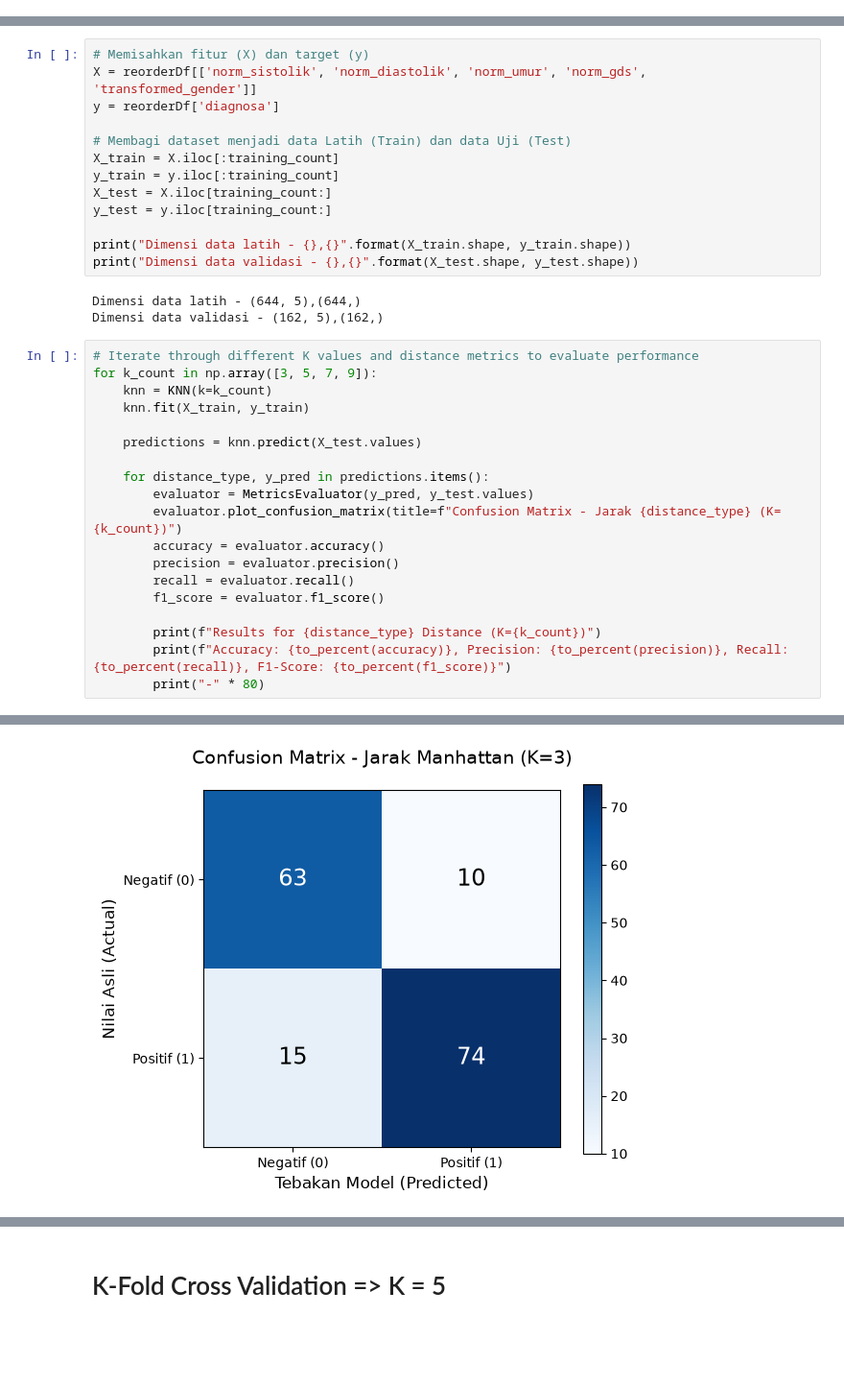
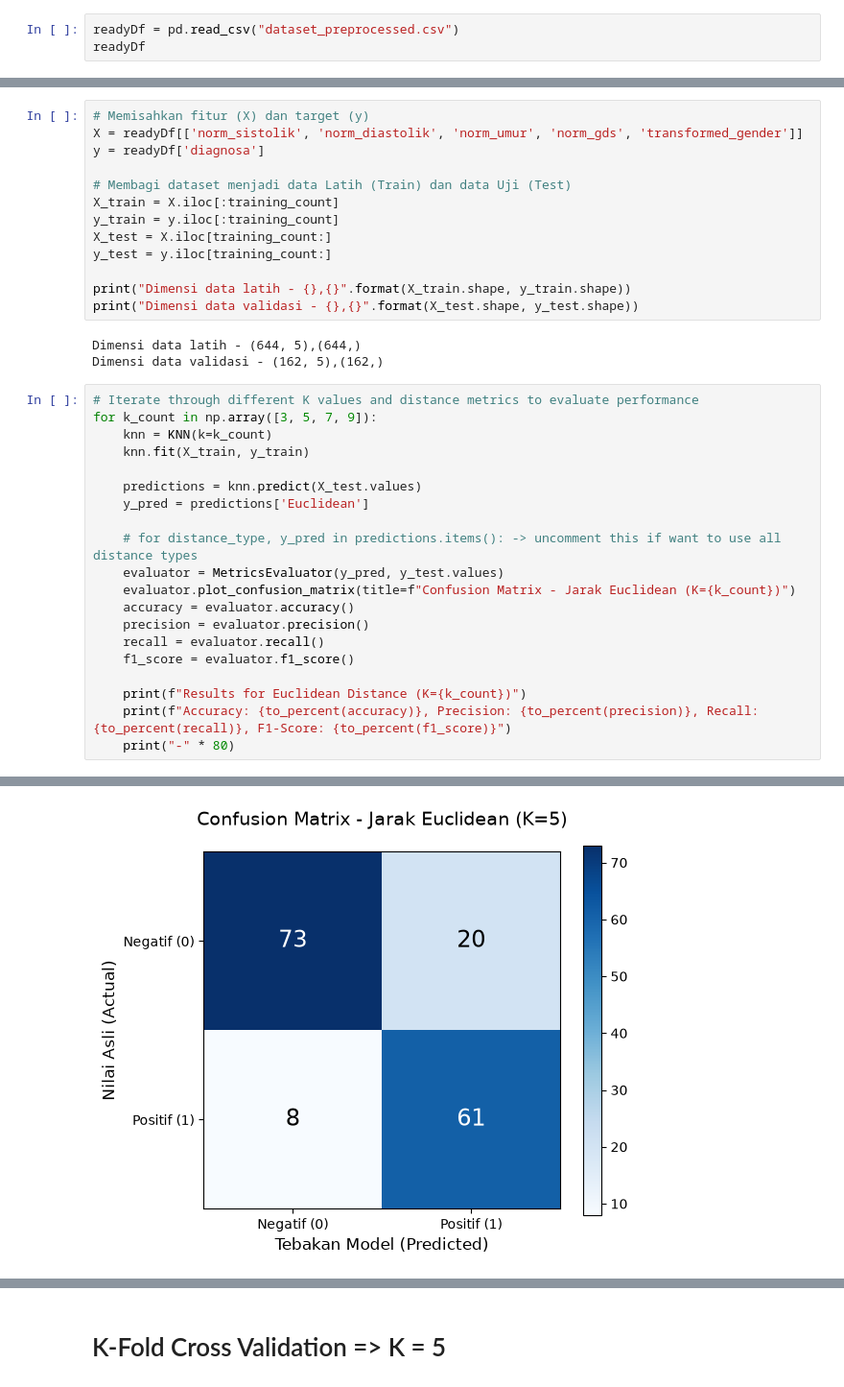
Before and after one commit to FajarRAP/januar-thesis-data-processing, a Jupyter notebook: app.ipynb, the cells around one changed output, grey strips where cells are left out. Shown at 96% size. Saved outputs shown, nothing was run; the diff lists cells and outputs as text; blank space fills up the shorter version.

```diff
--- a/app.ipynb
+++ b/app.ipynb
@@ -268,3 +274,6 @@ training_count = int(df.shape[0] * 0.8)
 print(f"Jumlah data training: {training_count}")
 # %% [output]
 Jumlah data training: 644
+# %%
+readyDf = pd.read_csv("dataset_preprocessed.csv")
+readyDf
@@ -271,7 +294,7 @@ Jumlah data training: 644
 # %%
 # Memisahkan fitur (X) dan target (y)
-X = reorderDf[['norm_sistolik', 'norm_diastolik', 'norm_umur', 'norm_gds', 'transformed_gender']]
-y = reorderDf['diagnosa']
+X = readyDf[['norm_sistolik', 'norm_diastolik', 'norm_umur', 'norm_gds', 'transformed_gender']]
+y = readyDf['diagnosa']
 
 # Membagi dataset menjadi data Latih (Train) dan data Uji (Test)
 X_train = X.iloc[:training_count]
@@ -291,17 +314,18 @@ for k_count in np.array([3, 5, 7, 9]):
     knn.fit(X_train, y_train)
 
     predictions = knn.predict(X_test.values)
+    y_pred = predictions['Euclidean']
 
-    for distance_type, y_pred in predictions.items():
-        evaluator = MetricsEvaluator(y_pred, y_test.values)
-        evaluator.plot_confusion_matrix(title=f"Confusion Matrix - Jarak {distance_type} (K={k_count})")
-        accuracy = evaluator.accuracy()
-        precision = evaluator.precision()
-        recall = evaluator.recall()
-        f1_score = evaluator.f1_score()
+    # for distance_type, y_pred in predictions.items(): -> uncomment this if want to use all distance types
+    evaluator = MetricsEvaluator(y_pred, y_test.values)
+    evaluator.plot_confusion_matrix(title=f"Confusion Matrix - Jarak Euclidean (K={k_count})")
+    accuracy = evaluator.accuracy()
+    precision = evaluator.precision()
+    recall = evaluator.recall()
+    f1_score = evaluator.f1_score()
 
-        print(f"Results for {distance_type} Distance (K={k_count})")
-        print(f"Accuracy: {to_percent(accuracy)}, Precision: {to_percent(precision)}, Recall: {to_percent(recall)}, F1-Score: {to_percent(f1_score)}")
-        print("-" * 80)
+    print(f"Results for Euclidean Distance (K={k_count})")
+    print(f"Accuracy: {to_percent(accuracy)}, Precision: {to_percent(precision)}, Recall: {to_percent(recall)}, F1-Score: {to_percent(f1_score)}")
+    print("-" * 80)
 # %% [output]
 Results for Euclidean Distance (K=3)
@@ -325 +344 @@ Accuracy: 81.48%, Precision: 83.91%, Recall: 82.02%, F1-Score: 82.95%
-[figure, old version]
+[figure, new version]
```
Also changed, not shown: parts of 9 cells of this notebook.
